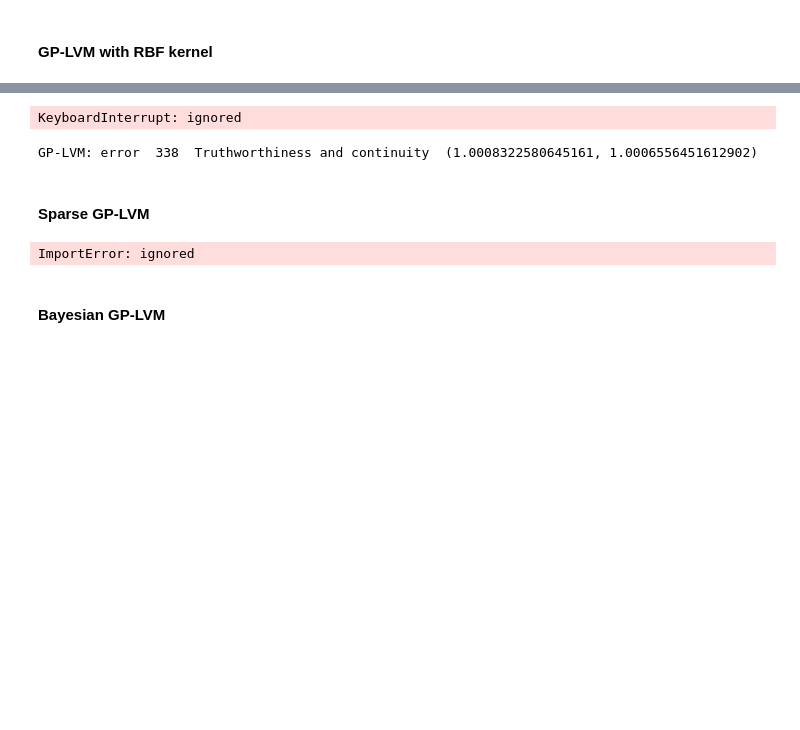
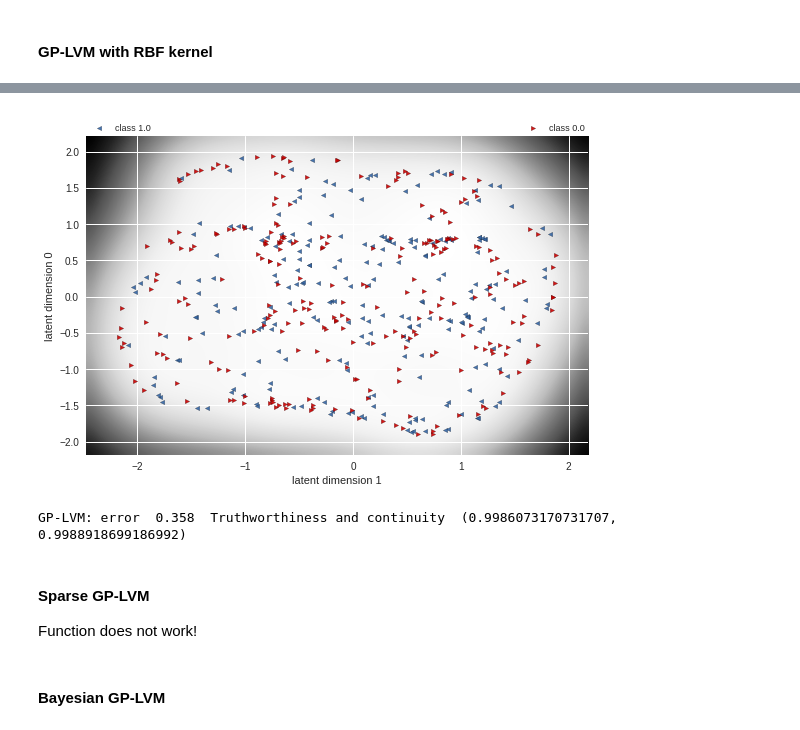
Before and after one commit to Emmanuelle7/gplvm, a Jupyter notebook: Non_linearDimensionalityReduction.ipynb, the cells around one changed output, grey strips where cells are left out. Saved outputs shown, nothing was run; the diff lists cells and outputs as text; code cells hidden in the pictures; blank space fills up the shorter version.

```diff
--- a/Non_linearDimensionalityReduction.ipynb
+++ b/Non_linearDimensionalityReduction.ipynb
@@ -241,8 +257,8 @@ PCA gives quite bad classification results...
 #### GP-LVM with RBF kernel
 # %%
 %%time
-kernel = GPy.kern.RBF(3, ARD=True) + GPy.kern.Bias(3)
-m2 = GPy.models.GPLVM(data_sr, 3, kernel=kernel)
+kernel = GPy.kern.RBF(2) + GPy.kern.Bias(2)
+m2 = GPy.models.GPLVM(data_sr, 2, kernel=kernel)
 m2.data_labels = lab_sr
 m2.optimize('scg')
 m2.plot_latent(labels=m2.data_labels)
@@ -251,20 +268,21 @@ KeyboardInterrupt caught, calling on_optimization_end() to round things up
-KeyboardInterrupt: ignored
+[figure, added]
 # %%
 err_RBF = classification_error(m2.X,lab_sr)
 print("GP-LVM: error ",err_RBF," Truthworthiness and continuity ",truthworthiness(m2.X,data_sr,k=5))
 # %% [output]
-GP-LVM: error  338  Truthworthiness and continuity  (1.0008322580645161, 1.0006556451612902)
+GP-LVM: error  0.358  Truthworthiness and continuity  (0.9986073170731707, 0.9988918699186992)
 # %% [markdown]
 #### Sparse GP-LVM
+
+Function does not work!
 # %%
 %%time
+
 kernel = GPy.kern.RBF(2, ARD=True) + GPy.kern.Bias(2)
-m3 = GPy.models.SparseGPLVM(data_sr, 2, kernel=kernel, num_inducing=100)
+m3 = GPy.models.SparseGPLVM(data_sr, 2, kernel=kernel, num_inducing=10)
 m3.data_labels = lab_sr
 m3.optimize('scg')
 m3.plot_latent(labels=m3.data_labels)
-# %% [output]
-ImportError: ignored
 # %%
 err_sp = classification_error(m3.X,lab_sr)
 print("Sparse GP-LVM: error ",err_sp," Truthworthiness and continuity ",truthworthiness(m3.X,data_sr,k=5))
```
Also changed, not shown: parts of 15 cells of this notebook.
